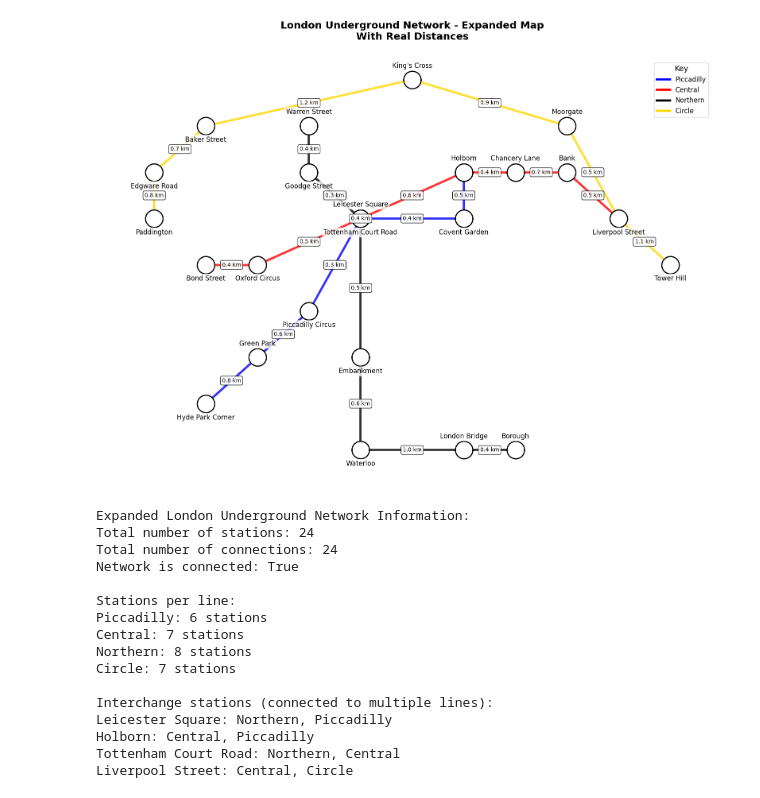
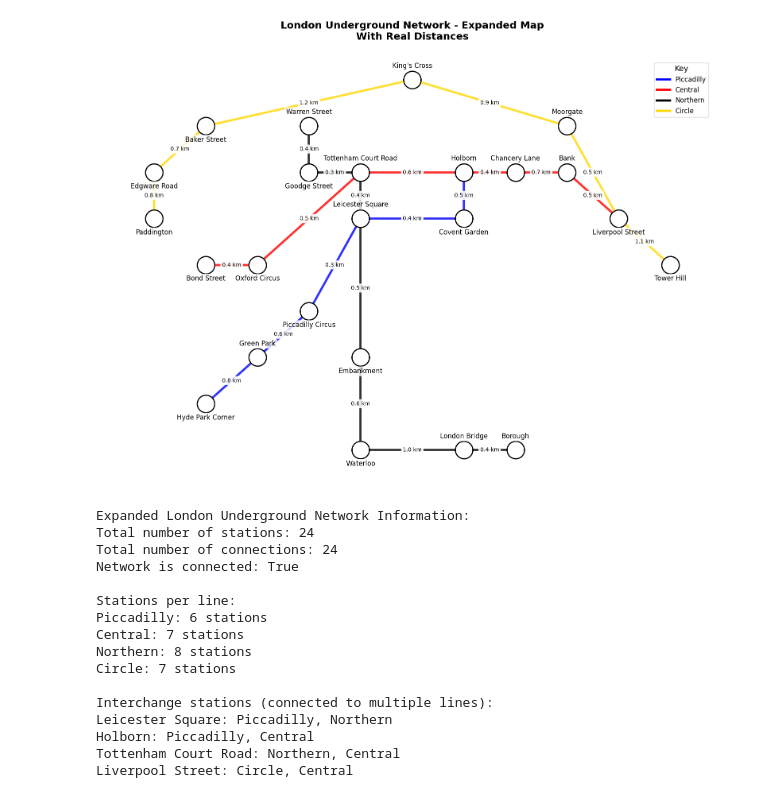
Before and after one commit to dbfv/COMP1844, a Jupyter notebook: task2.ipynb, the cells around one changed output. Saved outputs shown, nothing was run; the diff lists cells and outputs as text; code cells hidden in the pictures.

```diff
--- a/task2.ipynb
+++ b/task2.ipynb
@@ -82,7 +82,7 @@ pos = {
     # Central Line (horizontal through middle)
     'Bond Street': (1, 5),
     'Oxford Circus': (2, 5),
-    'Tottenham Court Road': (4, 6),
+    'Tottenham Court Road': (4, 7),
     'Chancery Lane': (7, 7),
     'Bank': (8, 7),
     'Liverpool Street': (9, 6),
@@ -180,38 +180,53 @@ nx.draw_networkx_nodes(G, pos, node_color='white', node_size=1000, edgecolors='b
 label_pos = calculate_label_positions(G, pos)
 
 # Draw node labels
 for node, (x, y) in label_pos.items():
     plt.text(x, y, node, fontsize=12,
              ha='center', va='center',
              bbox=dict(boxstyle='round,pad=0.2', facecolor='white', alpha=0.8, edgecolor='none'))
 
-# Add distance labels on edges - Modified approach
+# Add distance labels on edges - Modified approach with smart offset
 for (u, v, d) in G.edges(data=True):
     x1, y1 = pos[u]
     x2, y2 = pos[v]
-    x = (x1 + x2) / 2  # Midpoint x
-    y = (y1 + y2) / 2  # Midpoint y
+
+    # Calculate midpoint
+    x = (x1 + x2) / 2
+    y = (y1 + y2) / 2
+
+    # Calculate angle of the edge
+    dx = x2 - x1
+    dy = y2 - y1
+    angle = np.arctan2(dy, dx)
+
+    # Add perpendicular offset to avoid overlapping
+    offset = 0.2  # Adjust this value to control label spacing
+    if d['line'] == 'Northern' and u == 'Tottenham Court Road' and v == 'Leicester Square':
+        # Special handling for the problematic edge
+        x += offset * np.cos(angle + np.pi/2)
+        y += offset * np.sin(angle + np.pi/2)
+
     plt.text(x, y, f"{d['weight']} km",
              fontsize=10,
-             bbox=dict(boxstyle='round,pad=0.3', facecolor='white', alpha=0.9),
+             bbox=dict(boxstyle='round,pad=0.3', facecolor='white', alpha=0.9, edgecolor='none'),
              ha='center', va='center')
 
 # Add title
 plt.title('London Underground Network - Expanded Map\nWith Real Distances', fontsize=18, fontweight='bold', pad=20)
 
 # Create legend
 from matplotlib.lines import Line2D
 legend_elements = []
 for line, color in line_colors.items():
     legend_elements.append(Line2D([0], [0], color=color, lw=4, label=line))
 
 plt.legend(handles=legend_elements, title='Key', loc='upper right', bbox_to_anchor=(0.98, 0.98), fontsize=12, title_fontsize=14)
 
 plt.axis('off')
 plt.tight_layout()
 plt.show()
 # %% [output]
-[figure, old version]
+[figure, new version]
 # %%
 # Display network statistics
 print("Expanded London Underground Network Information:")
@@ -254,7 +269,7 @@ Northern: 8 stations
 Circle: 7 stations
 
 Interchange stations (connected to multiple lines):
-Leicester Square: Northern, Piccadilly
-Holborn: Central, Piccadilly
+Leicester Square: Piccadilly, Northern
+Holborn: Piccadilly, Central
 Tottenham Court Road: Northern, Central
-Liverpool Street: Central, Circle
+Liverpool Street: Circle, Central
```
